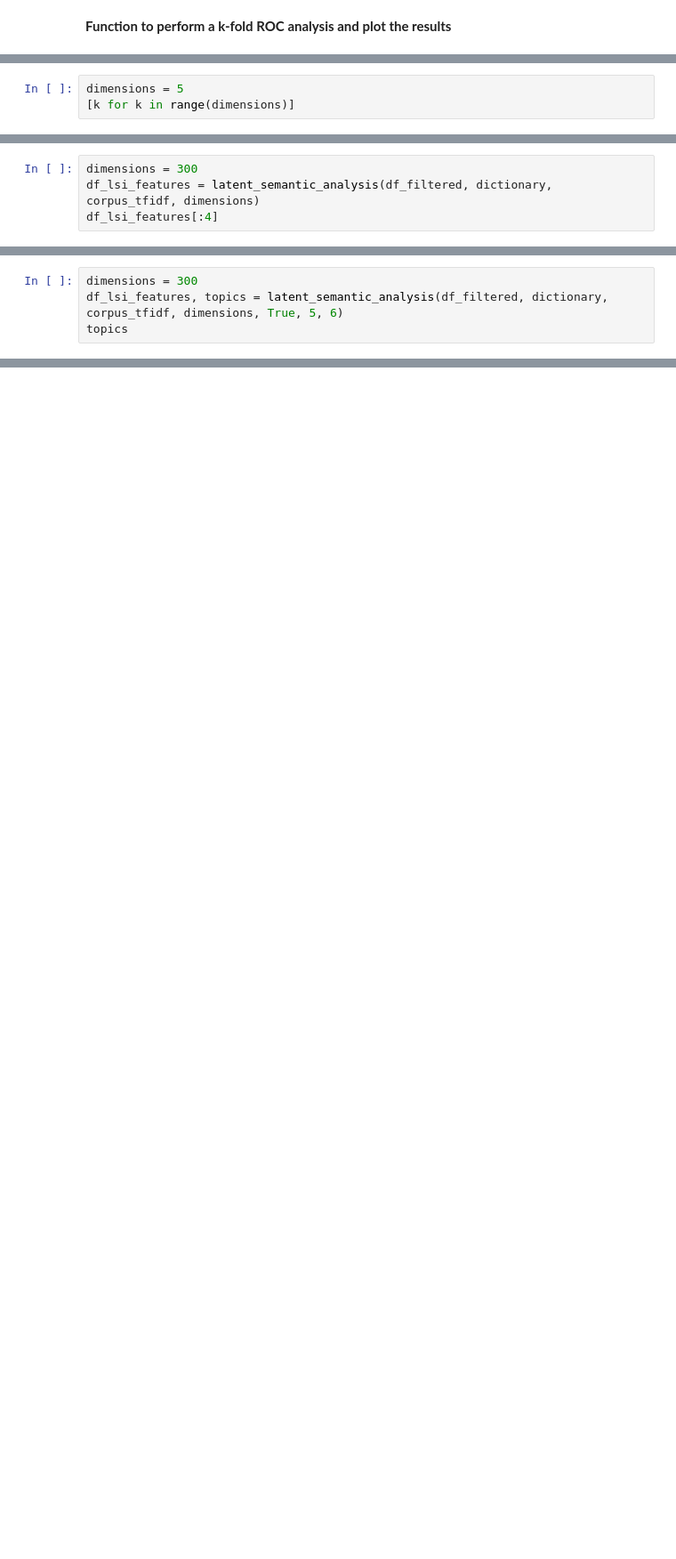
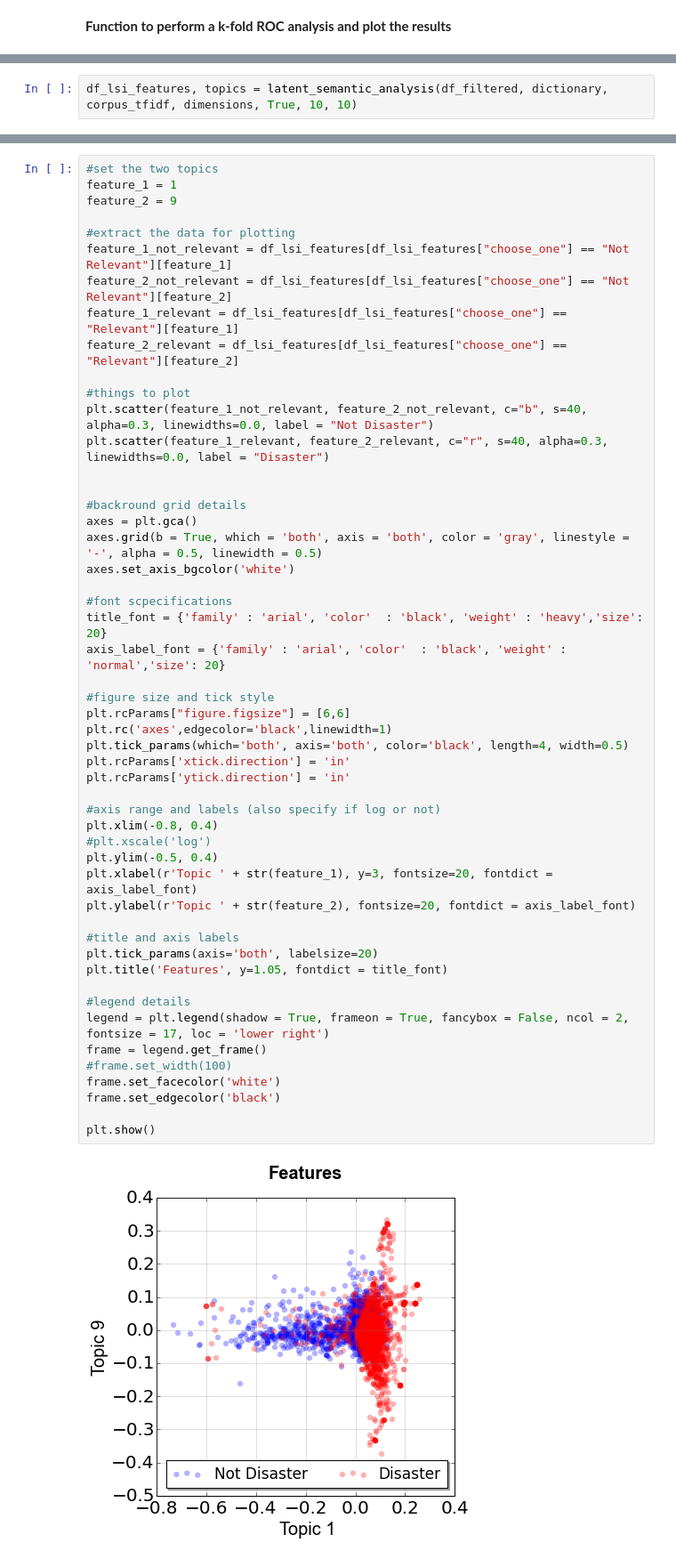
Before and after one commit to rjadrich/disaster_detection_via_twitter, a Jupyter notebook: disaster_detection_via_twitter.ipynb, the cells around one changed output, grey strips where cells are left out. Shown: that part at 89% size. Cells and saved outputs as stored; diff of their text form; blank space fills up the shorter version.

```diff
--- a/disaster_detection_via_twitter.ipynb
+++ b/disaster_detection_via_twitter.ipynb
@@ -1191,3 +911,0 @@ df_filtered['text_tokenized_stemmed'][5036]
-# %%
-dimensions = 5
-[k for k in range(dimensions)]
@@ -1746,4 +911,0 @@ bob
-# %%
-dimensions = 300
-df_lsi_features = latent_semantic_analysis(df_filtered, dictionary, corpus_tfidf, dimensions)
-df_lsi_features[:4]
@@ -1762,4 +911,0 @@ return_topics = False, n_topics = 10, n_words = 10
-# %%
-dimensions = 300
-df_lsi_features, topics = latent_semantic_analysis(df_filtered, dictionary, corpus_tfidf, dimensions, True, 5, 6)
-topics
@@ -1776,0 +924,2 @@ topics
+# %%
+df_lsi_features, topics = latent_semantic_analysis(df_filtered, dictionary, corpus_tfidf, dimensions, True, 10, 10)
@@ -1776,0 +1013,53 @@ topics
+# %%
+#set the two topics
+feature_1 = 1
+feature_2 = 9
+
+#extract the data for plotting
+feature_1_not_relevant = df_lsi_features[df_lsi_features["choose_one"] == "Not Relevant"][feature_1]
+feature_2_not_relevant = df_lsi_features[df_lsi_features["choose_one"] == "Not Relevant"][feature_2]
+feature_1_relevant = df_lsi_features[df_lsi_features["choose_one"] == "Relevant"][feature_1]
+feature_2_relevant = df_lsi_features[df_lsi_features["choose_one"] == "Relevant"][feature_2]
+
+#things to plot
+plt.scatter(feature_1_not_relevant, feature_2_not_relevant, c="b", s=40, alpha=0.3, linewidths=0.0, label = "Not Disaster")
+plt.scatter(feature_1_relevant, feature_2_relevant, c="r", s=40, alpha=0.3, linewidths=0.0, label = "Disaster")
+
+
+#backround grid details
+axes = plt.gca()
+axes.grid(b = True, which = 'both', axis = 'both', color = 'gray', linestyle = '-', alpha = 0.5, linewidth = 0.5)
+axes.set_axis_bgcolor('white')
+
+#font scpecifications
+title_font = {'family' : 'arial', 'color'  : 'black', 'weight' : 'heavy','size': 20}
+axis_label_font = {'family' : 'arial', 'color'  : 'black', 'weight' : 'normal','size': 20}
+
+#figure size and tick style
+plt.rcParams["figure.figsize"] = [6,6]
+plt.rc('axes',edgecolor='black',linewidth=1)
+plt.tick_params(which='both', axis='both', color='black', length=4, width=0.5)
+plt.rcParams['xtick.direction'] = 'in'
+plt.rcParams['ytick.direction'] = 'in'
+
+#axis range and labels (also specify if log or not)
+plt.xlim(-0.8, 0.4)
+#plt.xscale('log')
+plt.ylim(-0.5, 0.4)
+plt.xlabel(r'Topic ' + str(feature_1), y=3, fontsize=20, fontdict = axis_label_font)
+plt.ylabel(r'Topic ' + str(feature_2), fontsize=20, fontdict = axis_label_font)
+
+#title and axis labels
+plt.tick_params(axis='both', labelsize=20)
+plt.title('Features', y=1.05, fontdict = title_font)
+
+#legend details
+legend = plt.legend(shadow = True, frameon = True, fancybox = False, ncol = 2, fontsize = 17, loc = 'lower right')
+frame = legend.get_frame()
+#frame.set_width(100)
+frame.set_facecolor('white')
+frame.set_edgecolor('black')
+
+plt.show()
+# %% [output]
+[figure, added]
```
Also changed, not shown: parts of 84 cells of this notebook.
